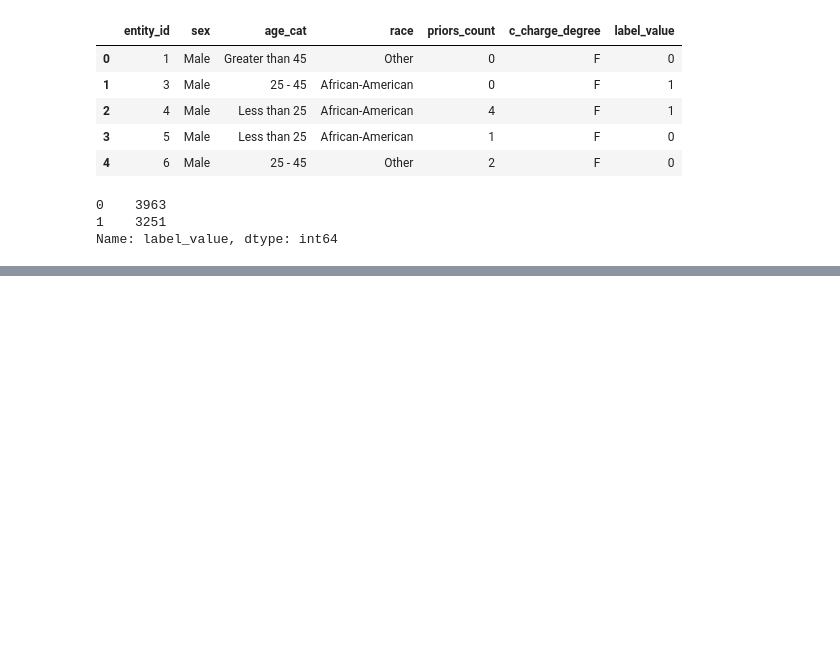
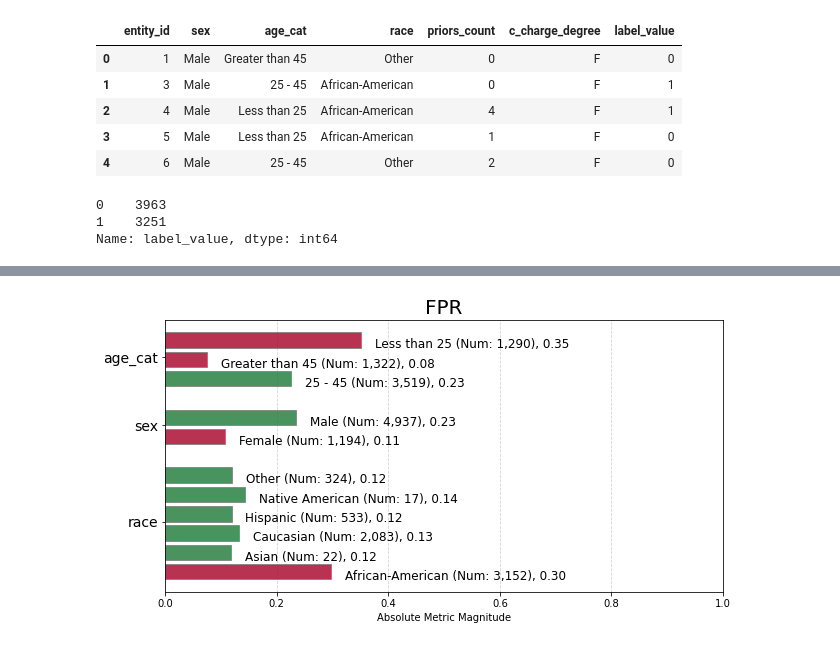
Before and after one commit to chsafouane/aequitas_disc, a Jupyter notebook: notebooks/fairlearn_presentation.ipynb, the cells around one changed output, grey strips where cells are left out. Cells and saved outputs as stored; diff of their text form; code cells hidden in the pictures; blank space fills up the shorter version.

```diff
--- a/notebooks/fairlearn_presentation.ipynb
+++ b/notebooks/fairlearn_presentation.ipynb
@@ -91,0 +281,3 @@ initial
+# %%
+fairness_table = aq_fairness.get_group_value_fairness(bias_dpg, tau=0.8)
+fairness_table
@@ -91,0 +297,6 @@ initial
+# %%
+fpr_fairness_plot = aq_plot.plot_fairness_group(fairness_table,
+                                                group_metric="fpr",
+                                                title="FPR")
+# %% [output]
+[figure, added]
```
Also changed, not shown: parts of 47 cells of this notebook, 1 other file.
